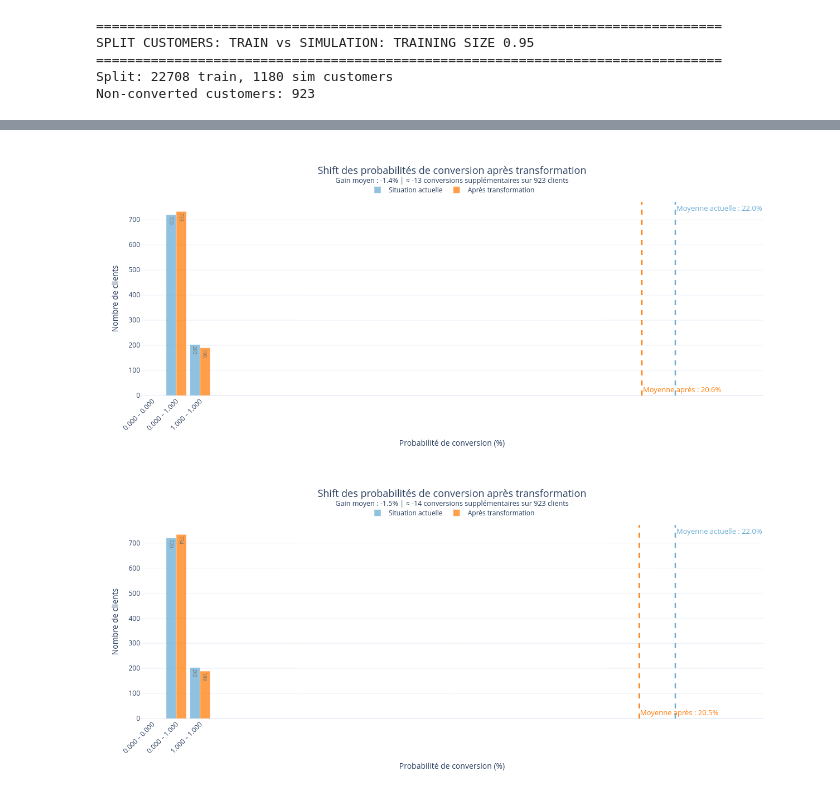
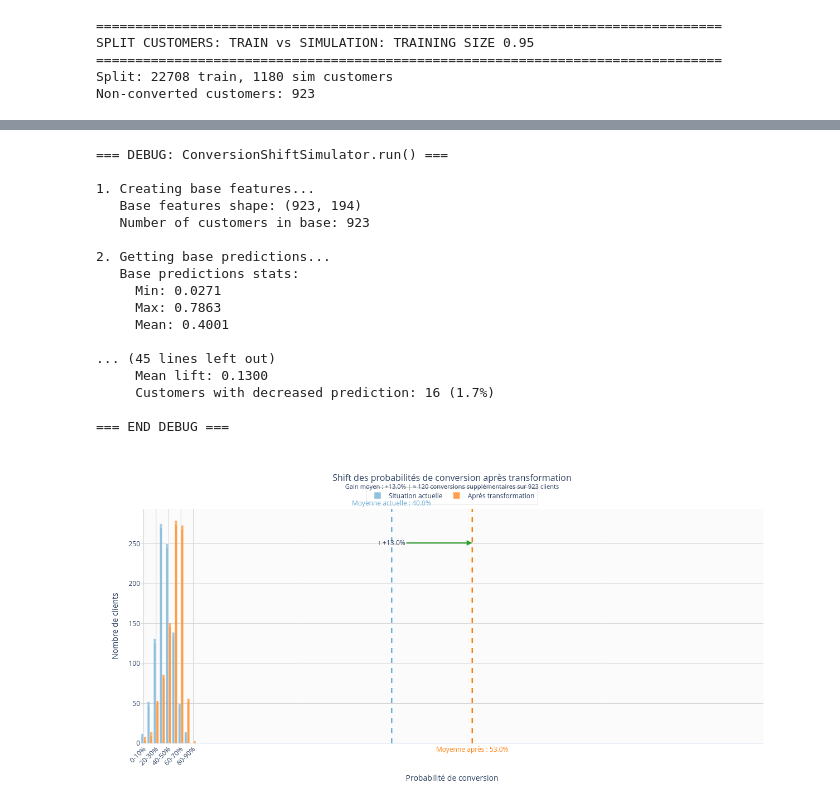
Before and after one commit to vslovik/ai-france-hvac, a Jupyter notebook: __simulation__conversion_shift.ipynb, the cells around one changed output, grey strips where cells are left out. Saved outputs shown, nothing was run; the diff lists cells and outputs as text; code cells hidden in the pictures.

```diff
--- a/__simulation__conversion_shift.ipynb
+++ b/__simulation__conversion_shift.ipynb
@@ -69,8 +40,0 @@ comparison_df = simulate_price_conversion_shift(df_sim, model, 0.2)
-# %%
-comparison_df = simulate_budget_conversion_shift(df_sim, model)
-# %% [output]
-[figure, removed]
-# %%
-comparison_df = simulate_cross_sell_conversion_shift(df_sim, model)
-# %% [output]
-[figure, removed]
@@ -76,0 +61,21 @@ comparison_df = simulate_cross_sell_conversion_shift(df_sim, model)
+# %%
+comparison_df = simulate_discount_conversion_shift(df_sim, model, 2.5)
+# %% [output]
+=== DEBUG: ConversionShiftSimulator.run() ===
+
+1. Creating base features...
+   Base features shape: (923, 194)
+   Number of customers in base: 923
+
+2. Getting base predictions...
+   Base predictions stats:
+     Min: 0.0271
+     Max: 0.7863
+     Mean: 0.4001
+
+... (45 lines left out)
+     Mean lift: 0.1300
+     Customers with decreased prediction: 16 (1.7%)
+
+=== END DEBUG ===
+[figure, added]
```
Also changed, not shown: parts of 12 cells of this notebook, 10 other files.
